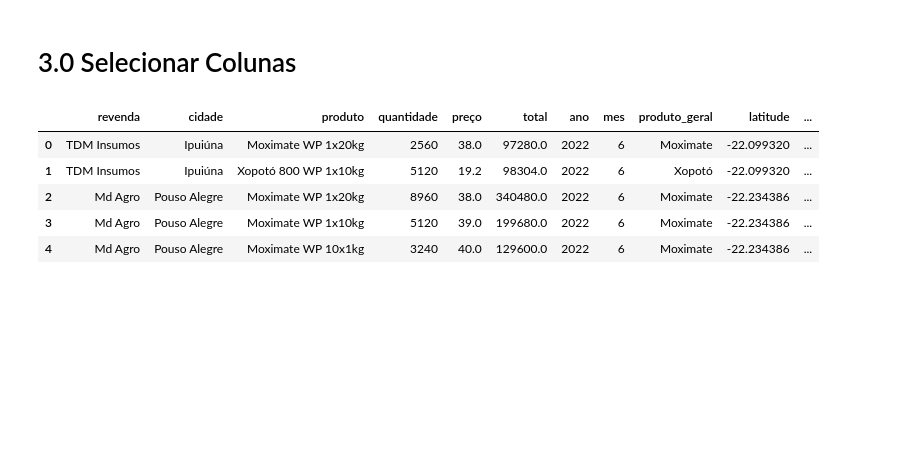
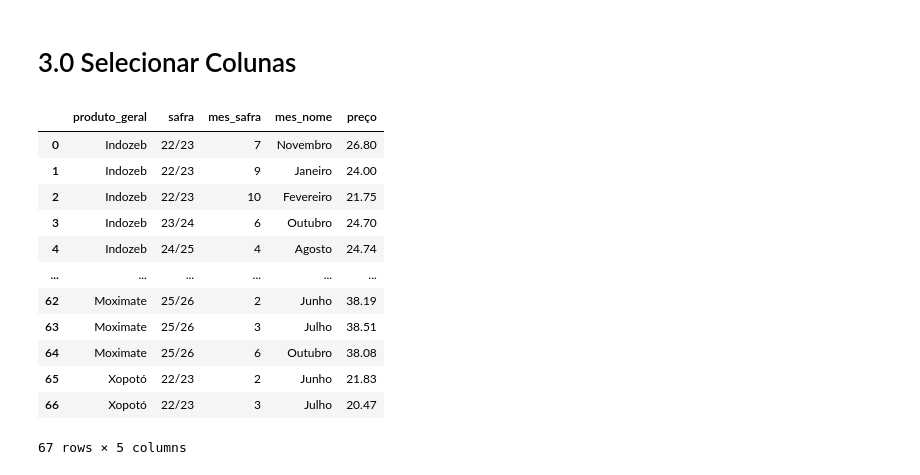
Before and after one commit to pedrocortez09/indofil_sales, a Jupyter notebook: notebooks/indofil.ipynb, the cells around one changed output. Drawn from its saved outputs; the diff is of its cells as text; code cells hidden in the pictures; blank space fills up the shorter version.

```diff
--- a/notebooks/indofil.ipynb
+++ b/notebooks/indofil.ipynb
@@ -118,13 +250,23 @@ df2[['latitude', 'longitude']] = df2['cidade'].apply(lambda city: pd.Series(get_
+# %%
+# Dicionário com nomes dos meses em português
+meses = {
+    1: "Janeiro", 2: "Fevereiro", 3: "Março",
+    4: "Abril", 5: "Maio", 6: "Junho",
+    7: "Julho", 8: "Agosto", 9: "Setembro",
+    10: "Outubro", 11: "Novembro", 12: "Dezembro"
+}
+
+df2['mes_nome'] = df2['mes'].map(meses)
+# %%
+df2['safra'] = df2.apply(define_safra, axis=1)
+# %%
+mapa_mes_safra = {
+    5: 1, 6: 2, 7: 3, 8: 4, 9: 5, 10: 6,
+    11: 7, 12: 8, 1: 9, 2: 10, 3: 11, 4: 12
+}
+
+df2['mes_safra'] = df2['mes'].map(mapa_mes_safra)
 # %% [markdown]
 # 3.0 Selecionar Colunas
 # %%
-feature_vendas = df2.loc[:, ['revenda', 'cidade', 'produto', 'quantidade', 'preço', 'total', 'ano', 'mes', 'produto_geral', 'latitude', 'longitude']]
+vendas = df2.loc[:, ['revenda', 'cidade', 'produto', 'quantidade', 'preço', 'total', 'ano', 'mes', 'mes_nome',  'produto_geral', 'latitude', 'longitude', 'total_por_cidade', 'safra', 'mes_safra']]
-# %%
-feature_vendas.head()
-# %% [output]
-|  | revenda | cidade | produto | quantidade | preço | total | ano | mes | produto_geral | latitude | ... |
-| 0 | TDM Insumos | Ipuiúna | Moximate WP 1x20kg | 2560 | 38.0 | 97280.0 | 2022 | 6 | Moximate | -22.099320 | ... |
-| 1 | TDM Insumos | Ipuiúna | Xopotó 800 WP 1x10kg | 5120 | 19.2 | 98304.0 | 2022 | 6 | Xopotó | -22.099320 | ... |
-| 2 | Md Agro | Pouso Alegre | Moximate WP 1x20kg | 8960 | 38.0 | 340480.0 | 2022 | 6 | Moximate | -22.234386 | ... |
-| 3 | Md Agro | Pouso Alegre | Moximate WP 1x10kg | 5120 | 39.0 | 199680.0 | 2022 | 6 | Moximate | -22.234386 | ... |
-| 4 | Md Agro | Pouso Alegre | Moximate WP 10x1kg | 3240 | 40.0 | 129600.0 | 2022 | 6 | Moximate | -22.234386 | ... |
@@ -130,0 +275,18 @@ feature_vendas.head()
+# %%
+aux3 = vendas[['produto_geral', 'preço', 'mes_safra', 'safra', 'mes_nome']].groupby(['produto_geral', 'safra', 'mes_safra', 'mes_nome'], as_index=False).mean()
+aux3['preço'] = aux3['preço'].round(2)
+aux3
+# %% [output]
+|  | produto_geral | safra | mes_safra | mes_nome | preço |
+| 0 | Indozeb | 22/23 | 7 | Novembro | 26.80 |
+| 1 | Indozeb | 22/23 | 9 | Janeiro | 24.00 |
+| 2 | Indozeb | 22/23 | 10 | Fevereiro | 21.75 |
+| 3 | Indozeb | 23/24 | 6 | Outubro | 24.70 |
+| 4 | Indozeb | 24/25 | 4 | Agosto | 24.74 |
+| ... | ... | ... | ... | ... | ... |
+| 62 | Moximate | 25/26 | 2 | Junho | 38.19 |
+| 63 | Moximate | 25/26 | 3 | Julho | 38.51 |
+| 64 | Moximate | 25/26 | 6 | Outubro | 38.08 |
+| 65 | Xopotó | 22/23 | 2 | Junho | 21.83 |
+| 66 | Xopotó | 22/23 | 3 | Julho | 20.47 |
+67 rows × 5 columns
```
Also changed, not shown: parts of 16 cells of this notebook, 3 other files.
